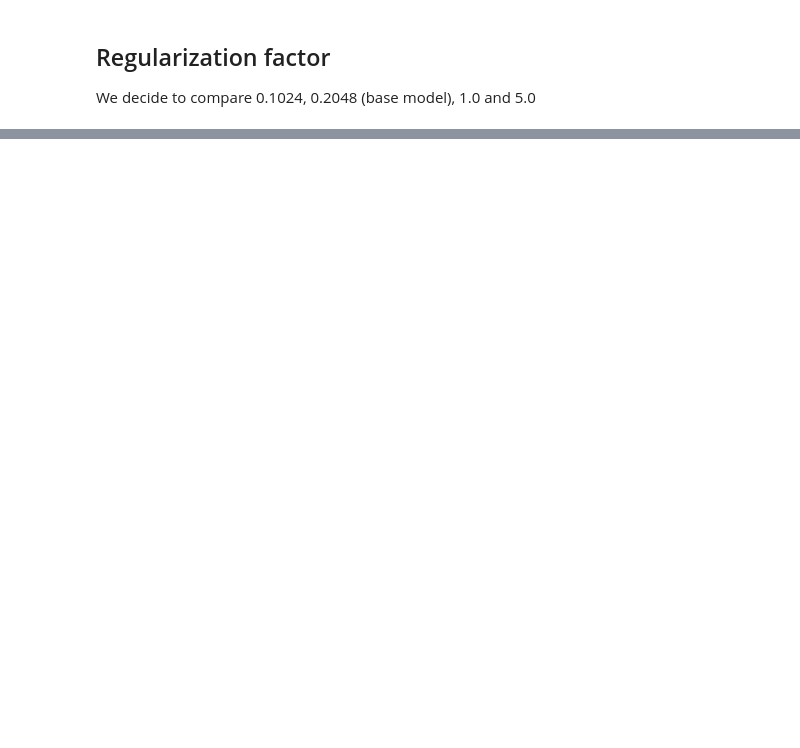
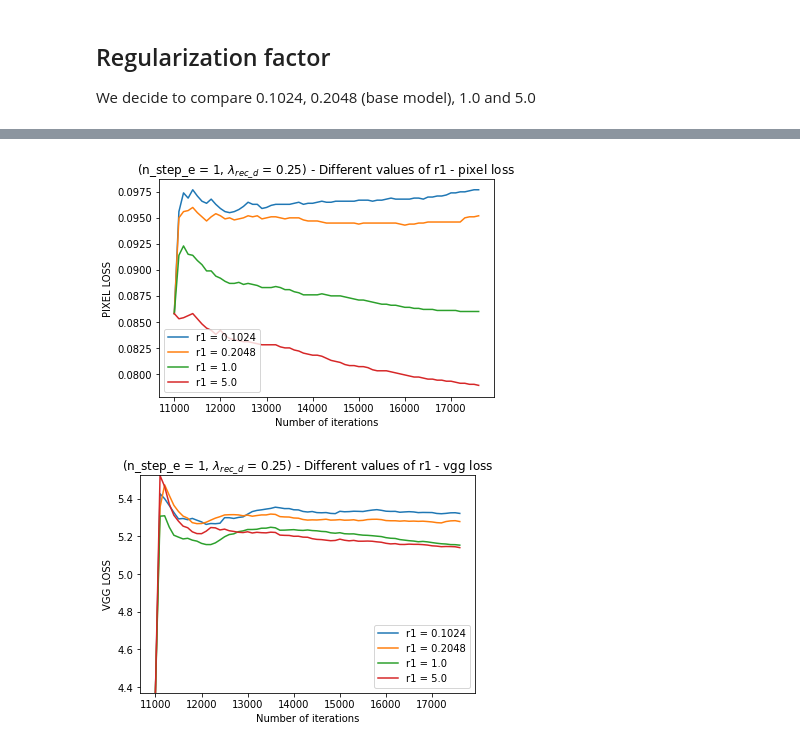
Before and after one commit to njules/FaceFilter, a Jupyter notebook: plot_function.ipynb, the cells around one changed output, grey strips where cells are left out. Cells and saved outputs as stored; diff of their text form; code cells hidden in the pictures; blank space fills up the shorter version.

```diff
--- a/plot_function.ipynb
+++ b/plot_function.ipynb
@@ -320,46 +256,28 @@ plot("(n_step_e = 1, $\lambda_{rec\_d}$ = 0.25) - Different values of r1 - Rec",
 # %%
 x_1, pix_1, vgg_1, ref_pix_1, ref_vgg_1 = parseTXT_LOSS(275587)
 x_2, pix_2, vgg_2, ref_pix_2, ref_vgg_2 = parseTXT_LOSS(275582)
 x_3, pix_3, vgg_3, ref_pix_3, ref_vgg_3 = parseTXT_LOSS(275633)
-x_4, pix_4, vgg_4, ref_pix_4, ref_vgg_4 = parseTXT_LOSS(276679)
+x_4, pix_4, vgg_4, ref_pix_4, ref_vgg_4 = parseTXT_LOSS(282537)
 
 plot("(n_step_e = 1, $\lambda_{rec\_d}$ = 0.25) - Different values of r1 - pixel loss",
      [x_1, x_2, x_3, x_4],
      [pix_1, pix_2, pix_3, pix_4],
      [f"r1 = {0.1024}", f"r1 = {0.2048}", f"r1 = {1.0}", f"r1 = {5.0}"],
      xlabel="Number of iterations",
      ylabel="PIXEL LOSS",
      filename="ablation-r1-pix-loss",
      limit = 0.001
 )
 
 plot("(n_step_e = 1, $\lambda_{rec\_d}$ = 0.25) - Different values of r1 - vgg loss",
      [x_1, x_2, x_3, x_4],
      [vgg_1, vgg_2, vgg_3, vgg_4],
      [f"r1 = {0.1024}", f"r1 = {0.2048}", f"r1 = {1.0}", f"r1 = {5.0}"],
      xlabel="Number of iterations",
      ylabel="VGG LOSS",
      filename="ablation-r1-vgg-loss",
      limit = 0.001
 )
-# I will skip this one
-# plot("(n_step_e = 1, $\lambda_{rec\_d}$ = 0.25) - Different values of r1 - ref pixel loss",
-#      [x_1, x_2, x_3, x_4],
-#      [ref_pix_1, ref_pix_2, ref_pix_3, ref_pix_4],
-#      [f"r1 = {0.1024}", f"r1 = {0.2048}", f"r1 = {1.0}", f"r1 = {5.0}"],
-#      xlabel="Number of iterations",
-#      ylabel="REF PIXEL LOSS",
-#      filename="ablation-r1-ref-pix-loss",
-#      limit = 0.001
-# )
-
-
-# plot("(n_step_e = 1, $\lambda_{rec\_d}$ = 0.25) - Different values of r1 - ref vgg loss",
-#      [x_1, x_2, x_3, x_4],
-#      [ref_vgg_1, ref_vgg_2, ref_vgg_3, ref_vgg_4],
-#      [f"r1 = {0.1024}", f"r1 = {0.2048}", f"r1 = {1.0}", f"r1 = {5.0}"],
-#      xlabel="Number of iterations",
-#      ylabel="REF VGG LOSS",
-#      filename="ablation-r1-ref-vgg-loss",
-#      limit = 0.001
-# )
+# %% [output]
+[figure, added]
+[figure, added]
```
Also changed, not shown: parts of 7 cells of this notebook.
